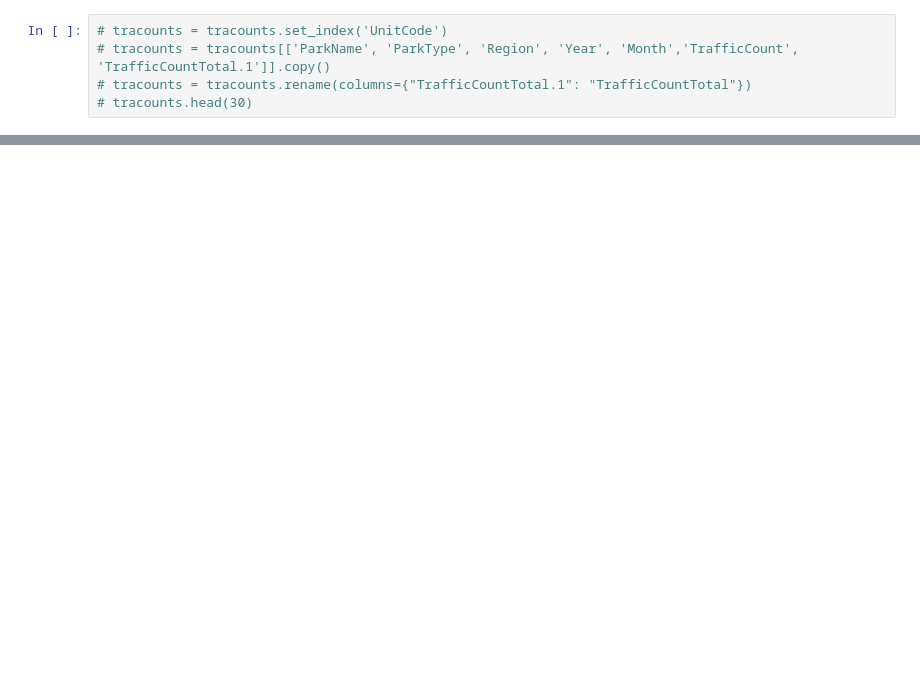
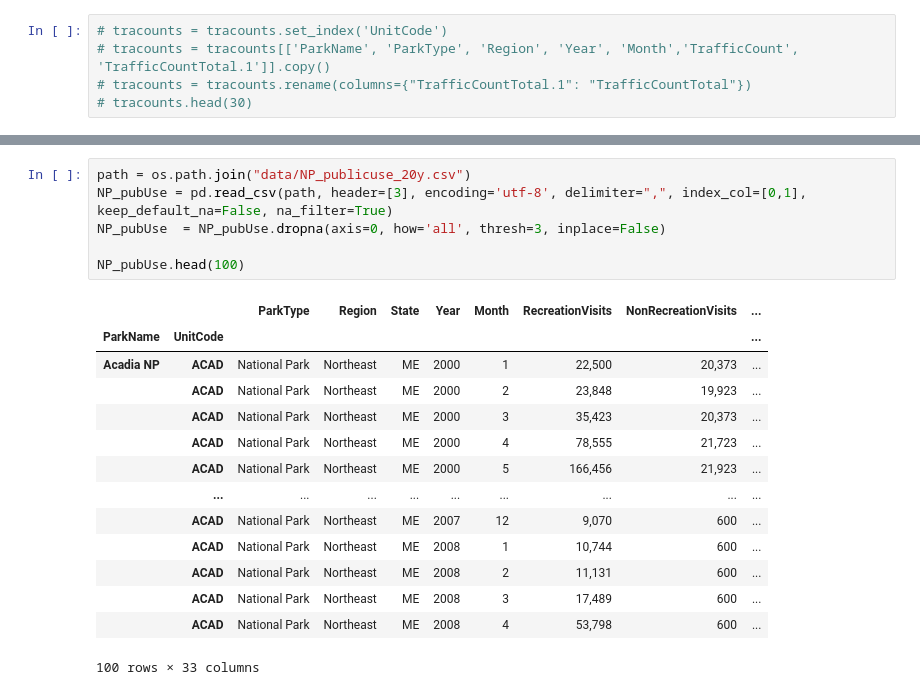
Before and after one commit to pmhu4242/DataProjects, a Jupyter notebook: Leaflet/NPSproject/npsData.ipynb, the cells around one changed output, grey strips where cells are left out. Drawn from its saved outputs; the diff is of its cells as text; blank space fills up the shorter version.

```diff
--- a/Leaflet/NPSproject/npsData.ipynb
+++ b/Leaflet/NPSproject/npsData.ipynb
@@ -42,0 +403,21 @@ visitorCount_20
+# %%
+path = os.path.join("data/NP_publicuse_20y.csv")
+NP_pubUse = pd.read_csv(path, header=[3], encoding='utf-8', delimiter=",", index_col=[0,1], keep_default_na=False, na_filter=True)
+NP_pubUse  = NP_pubUse.dropna(axis=0, how='all', thresh=3, inplace=False)
+
+NP_pubUse.head(100)
+# %% [output]
+|  |  | ParkType | Region | State | Year | Month | RecreationVisits | NonRecreationVisits | ... |
+| ParkName | UnitCode |  |  |  |  |  |  |  | ... |
+| Acadia NP | ACAD | National Park | Northeast | ME | 2000 | 1 | 22,500 | 20,373 | ... |
+|  | ACAD | National Park | Northeast | ME | 2000 | 2 | 23,848 | 19,923 | ... |
+|  | ACAD | National Park | Northeast | ME | 2000 | 3 | 35,423 | 20,373 | ... |
+|  | ACAD | National Park | Northeast | ME | 2000 | 4 | 78,555 | 21,723 | ... |
+|  | ACAD | National Park | Northeast | ME | 2000 | 5 | 166,456 | 21,923 | ... |
+|  | ... | ... | ... | ... | ... | ... | ... | ... | ... |
+|  | ACAD | National Park | Northeast | ME | 2007 | 12 | 9,070 | 600 | ... |
+|  | ACAD | National Park | Northeast | ME | 2008 | 1 | 10,744 | 600 | ... |
+|  | ACAD | National Park | Northeast | ME | 2008 | 2 | 11,131 | 600 | ... |
+|  | ACAD | National Park | Northeast | ME | 2008 | 3 | 17,489 | 600 | ... |
+|  | ACAD | National Park | Northeast | ME | 2008 | 4 | 53,798 | 600 | ... |
+100 rows × 33 columns
```
Also changed, not shown: parts of 21 cells of this notebook.
